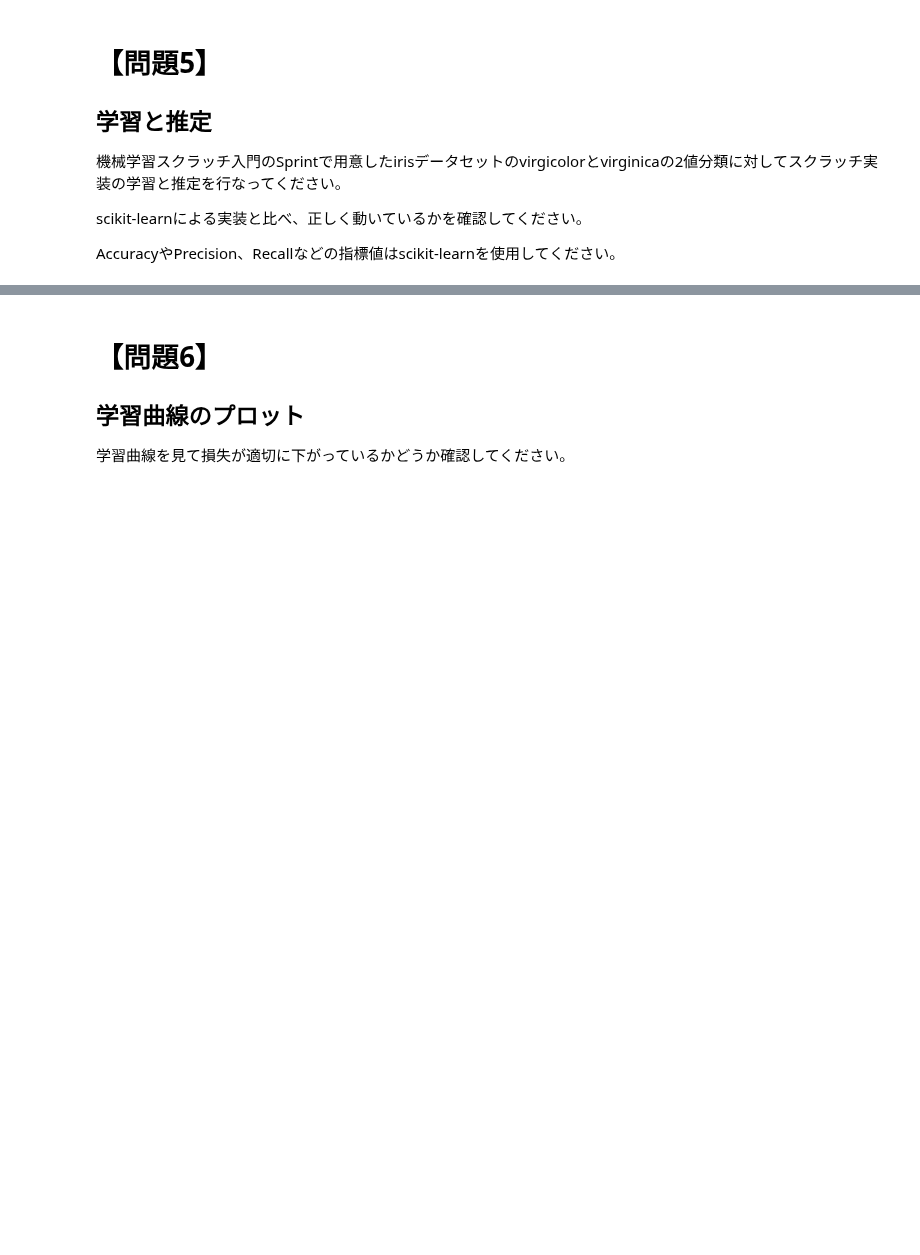
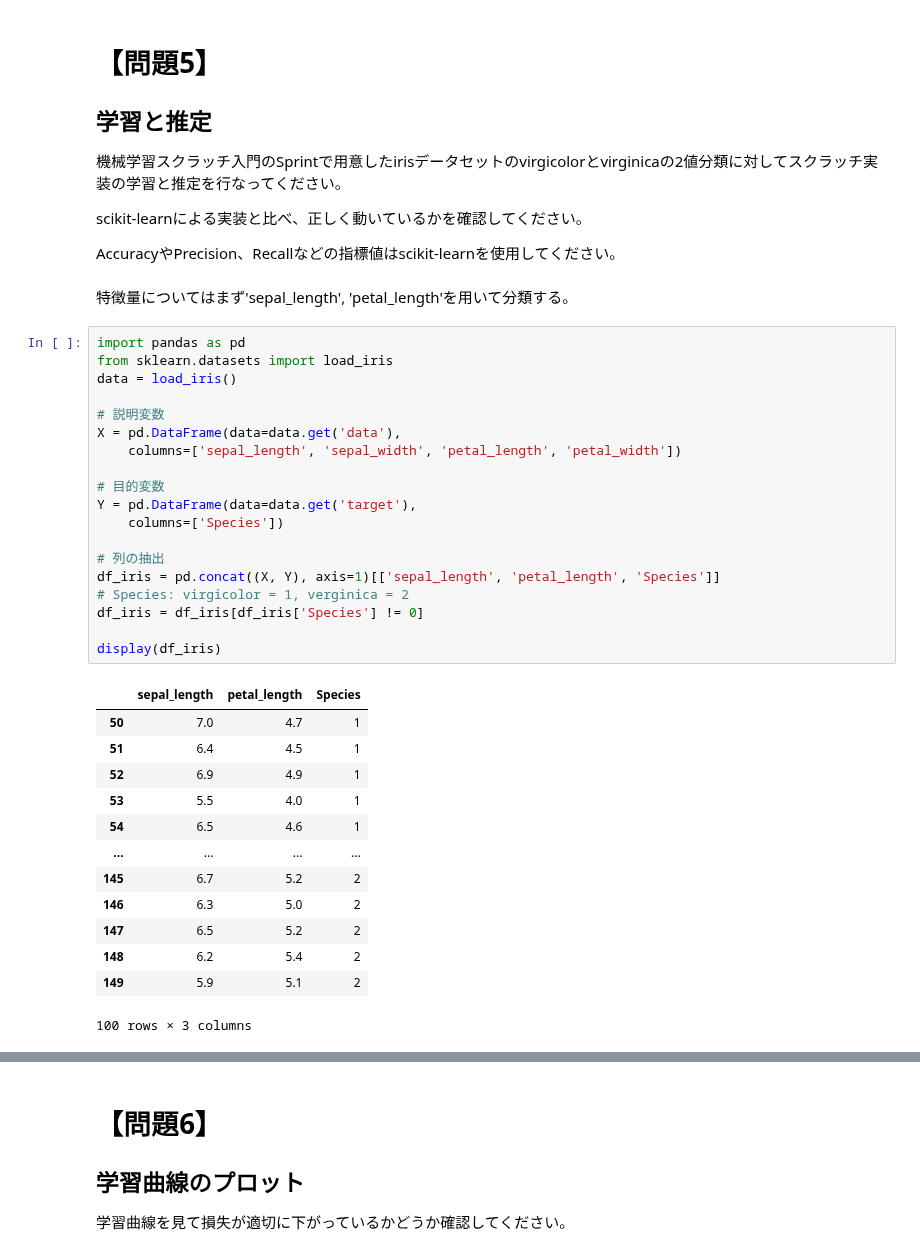
Before and after one commit to taiki-nakaso/diveintocode-ml, a Jupyter notebook: src/sprint/sprint4/sprint4-session1.ipynb, the cells around one changed output, grey strips where cells are left out. Cells and saved outputs as stored; diff of their text form; blank space fills up the shorter version.

```diff
--- a/src/sprint/sprint4/sprint4-session1.ipynb
+++ b/src/sprint/sprint4/sprint4-session1.ipynb
@@ -196,3 +402,38 @@ $λ$: 正則化パラメータ
 scikit-learnによる実装と比べ、正しく動いているかを確認してください。
 
 AccuracyやPrecision、Recallなどの指標値はscikit-learnを使用してください。
+# %% [markdown]
+特徴量についてはまず'sepal_length', 'petal_length'を用いて分類する。
+# %%
+import pandas as pd
+from sklearn.datasets import load_iris
+data = load_iris()
+
+# 説明変数
+X = pd.DataFrame(data=data.get('data'),
+    columns=['sepal_length', 'sepal_width', 'petal_length', 'petal_width'])
+
+# 目的変数
+Y = pd.DataFrame(data=data.get('target'),
+    columns=['Species'])
+
+# 列の抽出
+df_iris = pd.concat((X, Y), axis=1)[['sepal_length', 'petal_length', 'Species']]
+# Species: virgicolor = 1, verginica = 2
+df_iris = df_iris[df_iris['Species'] != 0]
+
+display(df_iris)
+# %% [output]
+|  | sepal_length | petal_length | Species |
+| 50 | 7.0 | 4.7 | 1 |
+| 51 | 6.4 | 4.5 | 1 |
+| 52 | 6.9 | 4.9 | 1 |
+| 53 | 5.5 | 4.0 | 1 |
+| 54 | 6.5 | 4.6 | 1 |
+| ... | ... | ... | ... |
+| 145 | 6.7 | 5.2 | 2 |
+| 146 | 6.3 | 5.0 | 2 |
+| 147 | 6.5 | 5.2 | 2 |
+| 148 | 6.2 | 5.4 | 2 |
+| 149 | 5.9 | 5.1 | 2 |
+100 rows × 3 columns
```
Also changed, not shown: parts of 4 cells of this notebook, 4 other files.
